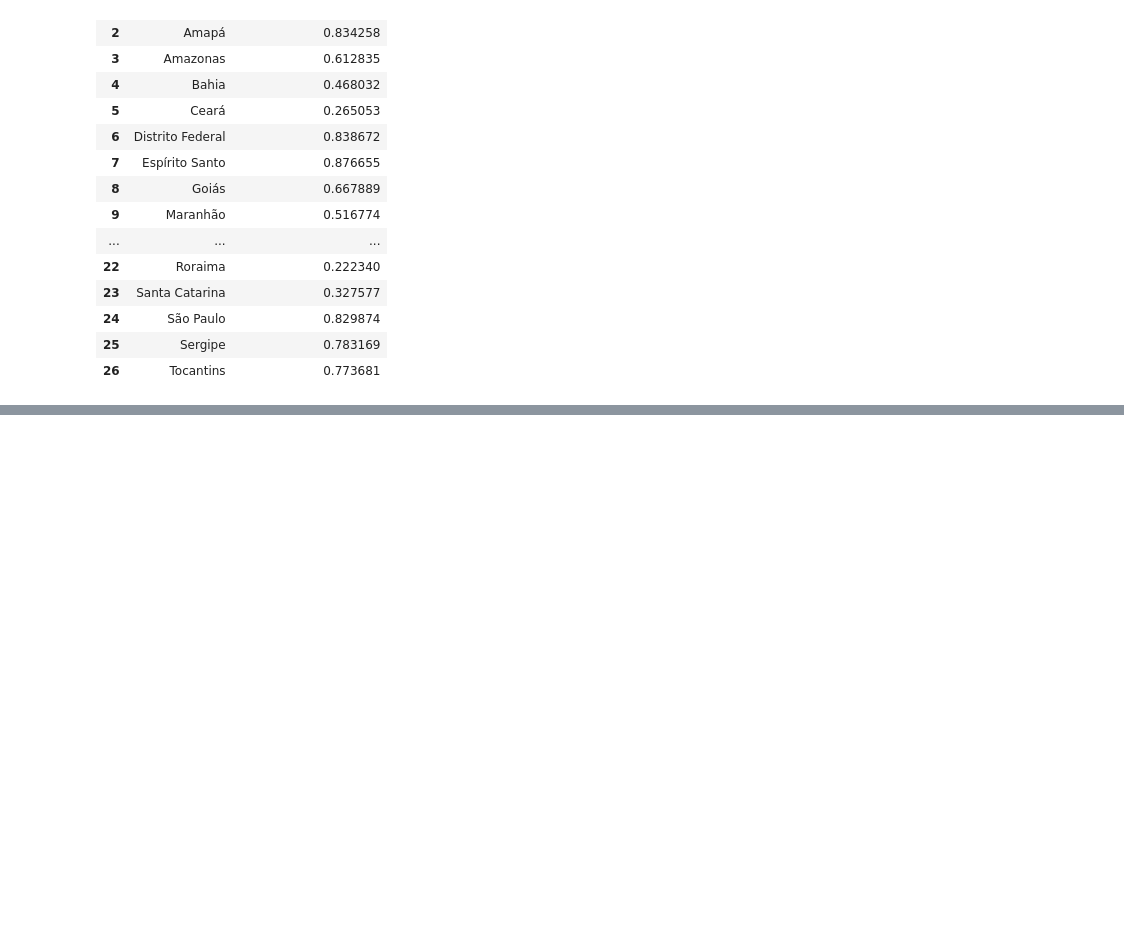
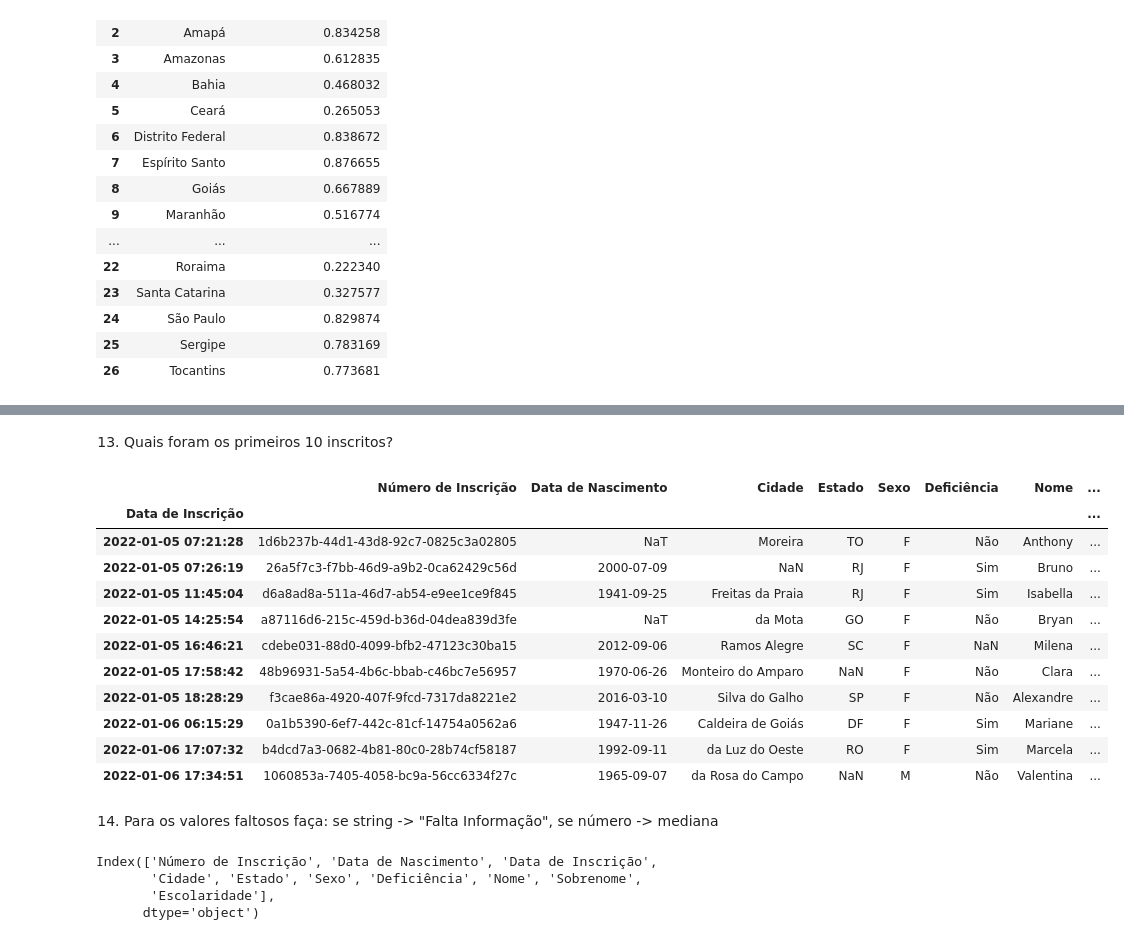
Before and after one commit to natferrx/Data_Analytics-WomakersCode, a Jupyter notebook: Python_para_Dados/Atividade_de_Fixacao-Pandas.ipynb, the cells around one changed output, grey strips where cells are left out. Drawn from its saved outputs; the diff is of its cells as text; code cells hidden in the pictures; blank space fills up the shorter version.

```diff
--- a/Python_para_Dados/Atividade_de_Fixacao-Pandas.ipynb
+++ b/Python_para_Dados/Atividade_de_Fixacao-Pandas.ipynb
@@ -110,0 +106,4 @@ Utilizando o arquivo: concurso.csv
+# %%
+df_concurso = pd.read_csv('concurso.csv')
+
+df_concurso.head()
@@ -118,0 +202,4 @@ Temos como base inscrições em um concurso público, utilizando indexação ret
+# %%
+df_concurso['Data de Nascimento'] = pd.to_datetime(df_concurso['Data de Nascimento'])
+df_antes_95 = df_concurso.loc[df_concurso['Data de Nascimento'] < np.datetime64('1995')]
+df_antes_95.head(10)
@@ -118,0 +218,27 @@ Temos como base inscrições em um concurso público, utilizando indexação ret
+# %% [markdown]
+13. Quais foram os primeiros 10 inscritos?
+# %%
+df_10primeiras = df_concurso.set_index('Data de Inscrição').sort_index()[:10]
+df_10primeiras
+# %% [output]
+|  | Número de Inscrição | Data de Nascimento | Cidade | Estado | Sexo | Deficiência | Nome | ... |
+| Data de Inscrição |  |  |  |  |  |  |  | ... |
+| 2022-01-05 07:21:28 | 1d6b237b-44d1-43d8-92c7-0825c3a02805 | NaT | Moreira | TO | F | Não | Anthony | ... |
+| 2022-01-05 07:26:19 | 26a5f7c3-f7bb-46d9-a9b2-0ca62429c56d | 2000-07-09 | NaN | RJ | F | Sim | Bruno | ... |
+| 2022-01-05 11:45:04 | d6a8ad8a-511a-46d7-ab54-e9ee1ce9f845 | 1941-09-25 | Freitas da Praia | RJ | F | Sim | Isabella | ... |
+| 2022-01-05 14:25:54 | a87116d6-215c-459d-b36d-04dea839d3fe | NaT | da Mota | GO | F | Não | Bryan | ... |
+| 2022-01-05 16:46:21 | cdebe031-88d0-4099-bfb2-47123c30ba15 | 2012-09-06 | Ramos Alegre | SC | F | NaN | Milena | ... |
+| 2022-01-05 17:58:42 | 48b96931-5a54-4b6c-bbab-c46bc7e56957 | 1970-06-26 | Monteiro do Amparo | NaN | F | Não | Clara | ... |
+| 2022-01-05 18:28:29 | f3cae86a-4920-407f-9fcd-7317da8221e2 | 2016-03-10 | Silva do Galho | SP | F | Não | Alexandre | ... |
+| 2022-01-06 06:15:29 | 0a1b5390-6ef7-442c-81cf-14754a0562a6 | 1947-11-26 | Caldeira de Goiás | DF | F | Sim | Mariane | ... |
+| 2022-01-06 17:07:32 | b4dcd7a3-0682-4b81-80c0-28b74cf58187 | 1992-09-11 | da Luz do Oeste | RO | F | Sim | Marcela | ... |
+| 2022-01-06 17:34:51 | 1060853a-7405-4058-bc9a-56cc6334f27c | 1965-09-07 | da Rosa do Campo | NaN | M | Não | Valentina | ... |
+# %% [markdown]
+14. Para os valores faltosos faça: se string -> "Falta Informação", se número -> mediana
+# %%
+df_concurso.columns
+# %% [output]
+Index(['Número de Inscrição', 'Data de Nascimento', 'Data de Inscrição',
+       'Cidade', 'Estado', 'Sexo', 'Deficiência', 'Nome', 'Sobrenome',
+       'Escolaridade'],
+      dtype='object')
```
Also changed, not shown: parts of 17 cells of this notebook, 2 other files.
